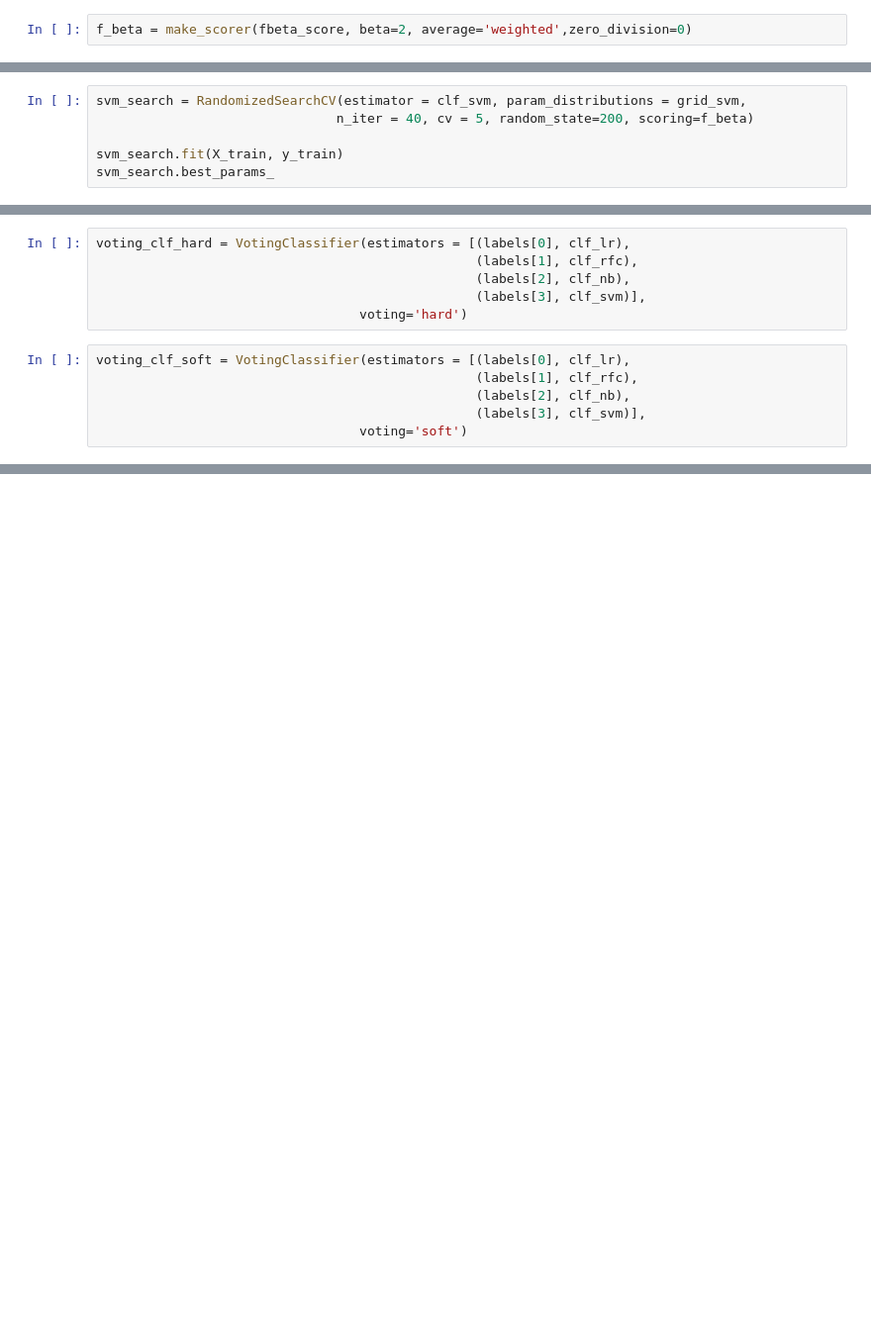
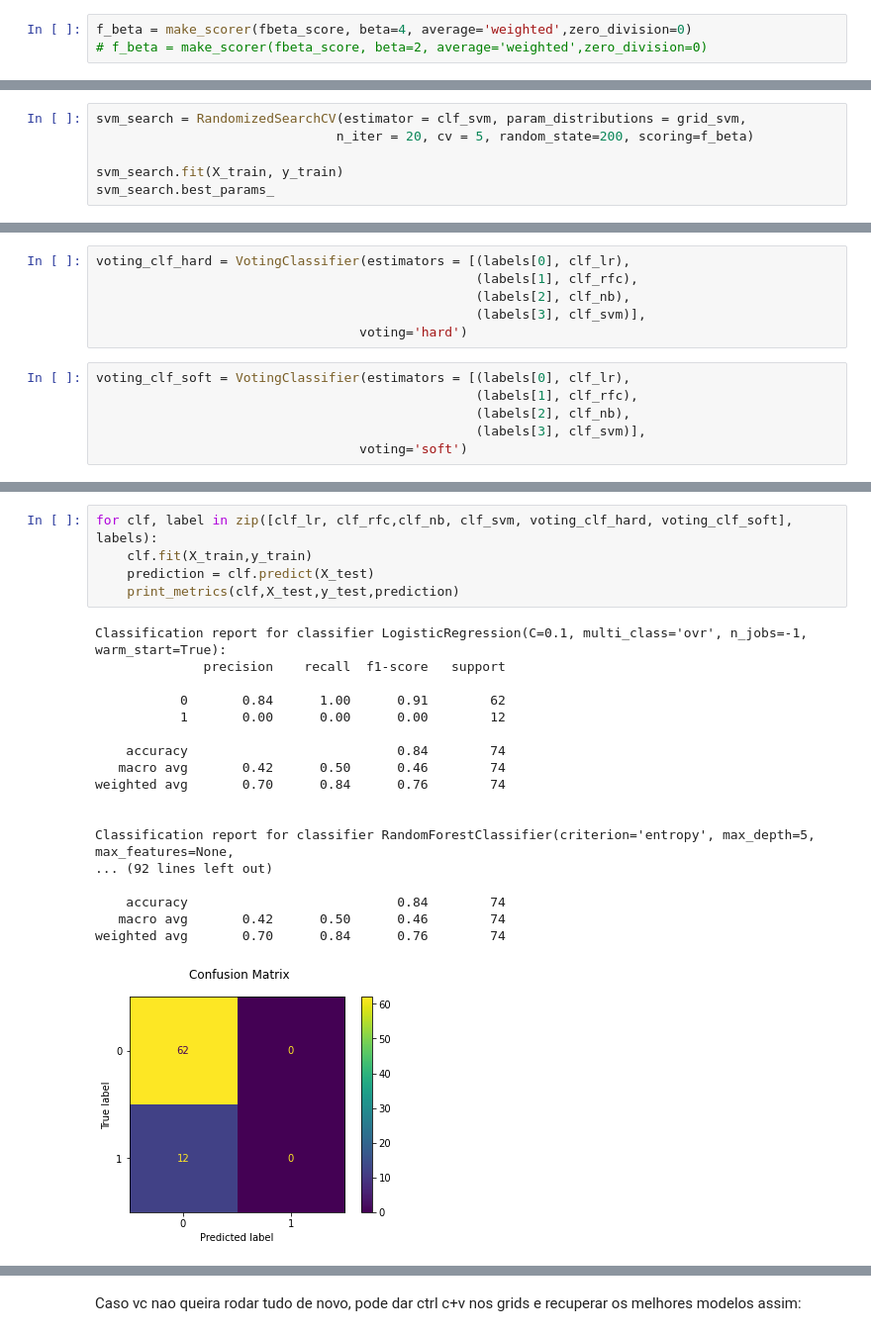
Before and after one commit to ianloron00/ML-project, a Jupyter notebook: DEMO P4 - Heart Disease Prediction through SV.ipynb, the cells around one changed output, grey strips where cells are left out. Shown: that part at 99% size. Saved outputs shown, nothing was run; the diff lists cells and outputs as text; blank space fills up the shorter version.

```diff
--- a/DEMO P4 - Heart Disease Prediction through SV.ipynb
+++ b/DEMO P4 - Heart Disease Prediction through SV.ipynb
@@ -131,5 +147,6 @@ print_dim_reduced_data(X_train, y_train)
 # %%
-f_beta = make_scorer(fbeta_score, beta=2, average='weighted',zero_division=0)
+f_beta = make_scorer(fbeta_score, beta=4, average='weighted',zero_division=0)
+# f_beta = make_scorer(fbeta_score, beta=2, average='weighted',zero_division=0)
 # %%
 # Criacao de grid para a Random Forest Classifier
 max_depth = [int(x) for x in np.linspace(5, 100, num = 5)]
@@ -219,7 +222,7 @@ grid_svm = {'svc__C': C,
 # pprint(grid_svm)
 # %%
 svm_search = RandomizedSearchCV(estimator = clf_svm, param_distributions = grid_svm,
-                               n_iter = 40, cv = 5, random_state=200, scoring=f_beta)
+                               n_iter = 20, cv = 5, random_state=200, scoring=f_beta)
 
 svm_search.fit(X_train, y_train)
 svm_search.best_params_
@@ -389,0 +377,24 @@ f2 Validation: 0.808 (+/- 0.006) [Voting Classifier - Soft]
+# %%
+for clf, label in zip([clf_lr, clf_rfc,clf_nb, clf_svm, voting_clf_hard, voting_clf_soft], labels):
+    clf.fit(X_train,y_train)
+    prediction = clf.predict(X_test)
+    print_metrics(clf,X_test,y_test,prediction)
+# %% [output]
+Classification report for classifier LogisticRegression(C=0.1, multi_class='ovr', n_jobs=-1, warm_start=True):
+              precision    recall  f1-score   support
+
+           0       0.84      1.00      0.91        62
+           1       0.00      0.00      0.00        12
+
+    accuracy                           0.84        74
+   macro avg       0.42      0.50      0.46        74
+weighted avg       0.70      0.84      0.76        74
+
+
+Classification report for classifier RandomForestClassifier(criterion='entropy', max_depth=5, max_features=None,
+... (92 lines left out)
+
+    accuracy                           0.84        74
+   macro avg       0.42      0.50      0.46        74
+weighted avg       0.70      0.84      0.76        74
+[figure, added]
@@ -389,0 +406,2 @@ f2 Validation: 0.808 (+/- 0.006) [Voting Classifier - Soft]
+# %% [markdown]
+Caso vc nao queira rodar tudo de novo, pode dar ctrl c+v nos grids e recuperar os melhores modelos assim:
```
Also changed, not shown: parts of 20 cells of this notebook.
